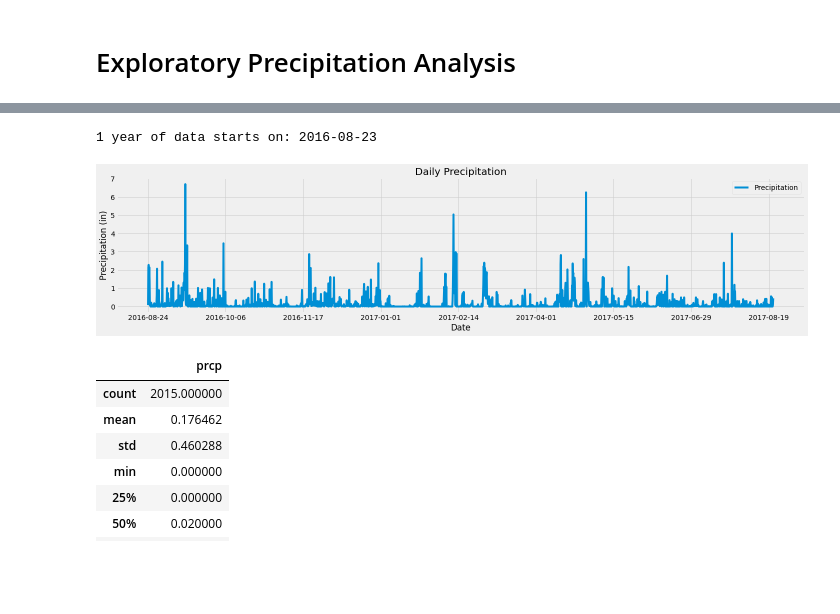
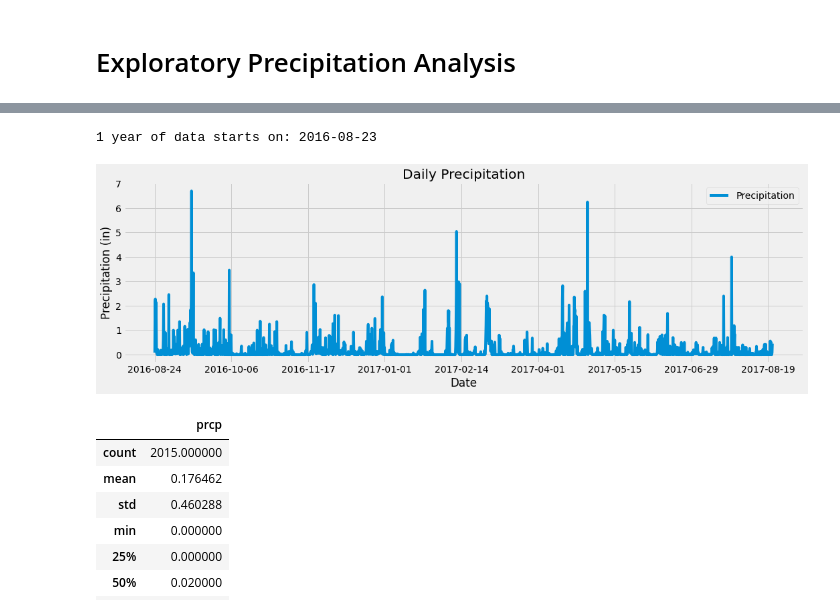
Before and after one commit to AJ-Paine/10-Hawaii-Temperature-Exploration, a Jupyter notebook: climate_starter_AJP.ipynb, the cells around one changed output, grey strips where cells are left out. Cells and saved outputs as stored; diff of their text form; code cells hidden in the pictures; blank space fills up the shorter version.

```diff
--- a/climate_starter_AJP.ipynb
+++ b/climate_starter_AJP.ipynb
@@ -57,31 +57,32 @@ session.query(measurement.date).order_by(measurement.date.desc()).first()
 # %%
 # Design a query to retrieve the last 12 months of precipitation data and plot the results.
 # Starting from the most recent data point in the database.
 # Calculate the date one year from the last date in data set.
 year_ago = dt.date(2017, 8, 23) - dt.timedelta(days=365)
 print("1 year of data starts on:", year_ago)
 # Perform a query to retrieve the data and precipitation scores
 session.query(measurement.date, measurement.prcp).\
     filter(measurement.date > year_ago).\
     order_by(measurement.date).all()
 
 # Save the query results as a Pandas DataFrame and set the index to the date column and order by date
 precip_data = pd.DataFrame(session.query(measurement.date, measurement.prcp).\
     filter(measurement.date > year_ago).\
-    order_by(measurement.date).all()).set_index('date').dropna()
+    order_by(measurement.date).all(), columns=['date', 'prcp'])\
+    .set_index('date').dropna()
 
-# Use Pandas Plotting with Matplotlib to plot the data
-precip_plot = precip_data.plot(figsize=(20, 5))
+#Use Pandas Plotting with Matplotlib to plot the data
+precip_plot = precip_data.plot(figsize=(15, 5))
 precip_plot.set_title('Daily Precipitation')
 precip_plot.set_ylabel('Precipitation (in)')
 precip_plot.set_xlabel('Date')
 precip_plot.legend(['Precipitation'], loc='best')
 plt.tight_layout()
 plt.savefig('Images/Daily Precipitation.png')
 plt.show()
 # %% [output]
 1 year of data starts on: 2016-08-23
-[figure, old version]
+[figure, new version]
 # %%
 # Use Pandas to calcualte the summary statistics for the precipitation data
 precip_data.describe()
```
Also changed, not shown: parts of 3 cells of this notebook, 2 other files.
